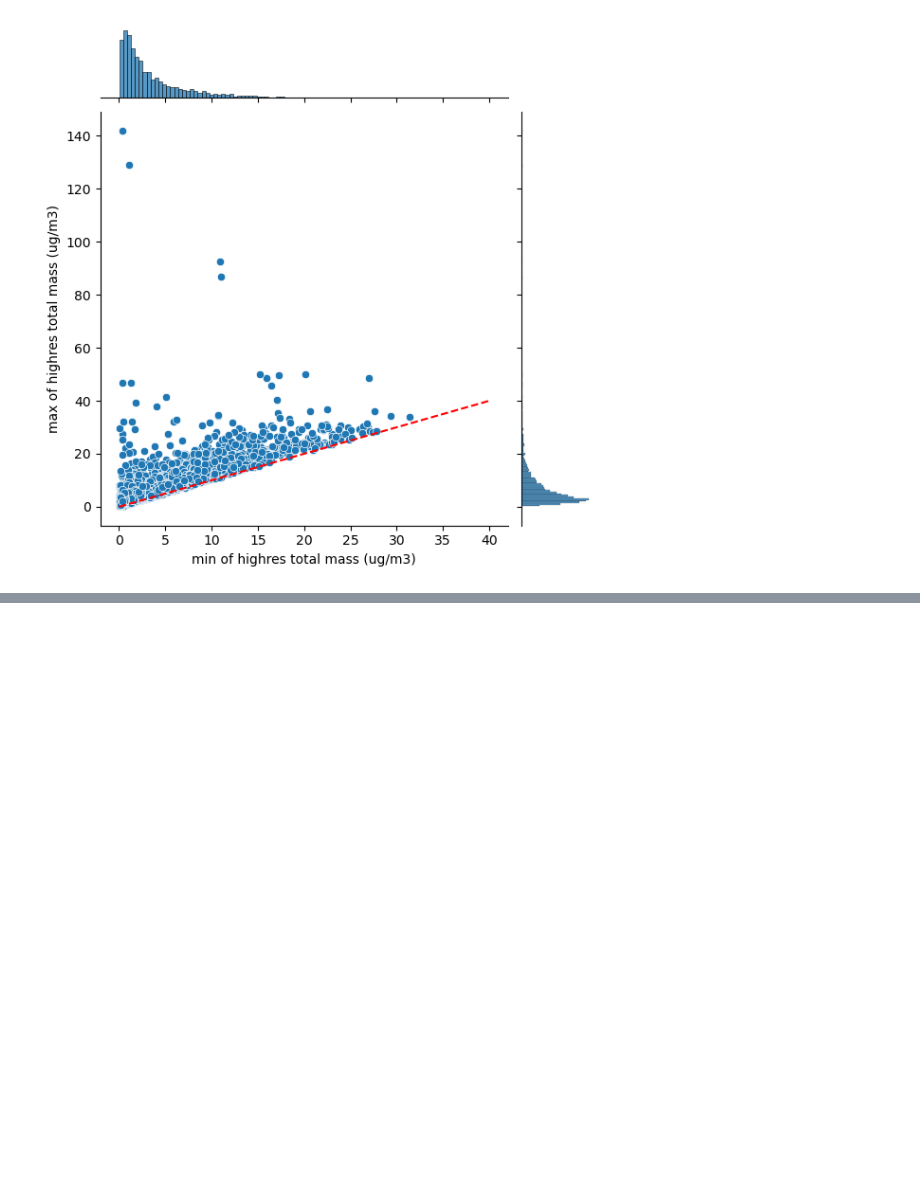
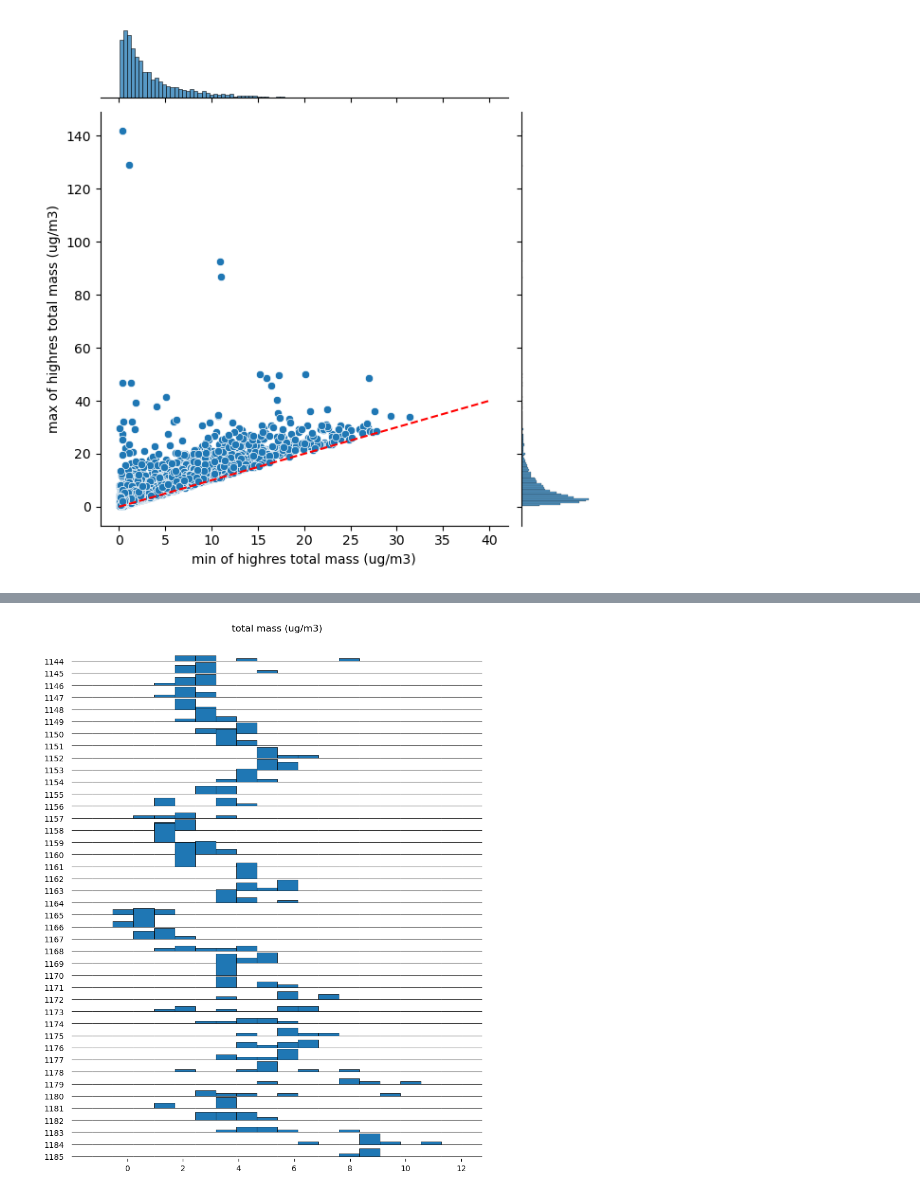
Before and after one commit to mauradewey/Modal-Aerosol-Composition, a Jupyter notebook: test_mass_constraint.ipynb, the cells around one changed output, grey strips where cells are left out. Saved outputs shown, nothing was run; the diff lists cells and outputs as text; code cells hidden in the pictures; blank space fills up the shorter version.

```diff
--- a/test_mass_constraint.ipynb
+++ b/test_mass_constraint.ipynb
@@ -311,3 +328,43 @@ Text(0.5, 36.72222222222221, 'min of highres total mass (ug/m3)')
+# %%
+plt_idx1 = 10000
+plt_idx2 = 10300
+
+#days_list = filtered_NSD_params[plt_idx1:plt_idx2].drop_duplicates('CCN_window')['datetime'].dt.to_period('D').astype(str).tolist()
+#seen = set()
+#labels = []
+
+#param_idx = filtered_NSD_params[plt_idx1:plt_idx2].drop_duplicates('CCN_window')['CCN_window'].values
+
+#for val in days_list:
+#    if val not in seen:
+#        labels.append(val)
+#        seen.add(val)
+#    else:
+#        labels.append(None)
+
+f, axs = joypy.joyplot(
+    data=mass_df_highres[plt_idx1:plt_idx2],
+    by='window_id',
+    column='calculated total mass (ug/m3)',
+    range_style='own',
+    #x_range = (-10,1500),
+    grid='y',
+    linewidth=0.5,
+    legend=False,
+    hist=True,
+    #kind='counts',
+    bins=20,
+    overlap=0.5,
+    figsize=(8,10),
+    title='total mass (ug/m3)',
+)
+
+#for i in range(len(axs)-1):
+#    d = bimodal_params.loc[param_idx[i]]['mode2_d']
+#    #yval = axs[i].get_ydata().max()
+#    axs[i].plot([d,d],[0,3], color='red', zorder=200)
+# %% [output]
+[figure, added]
 # %%
 # save some dataframes:
 
```
Also changed, not shown: parts of 2 cells of this notebook, 1 other file.
